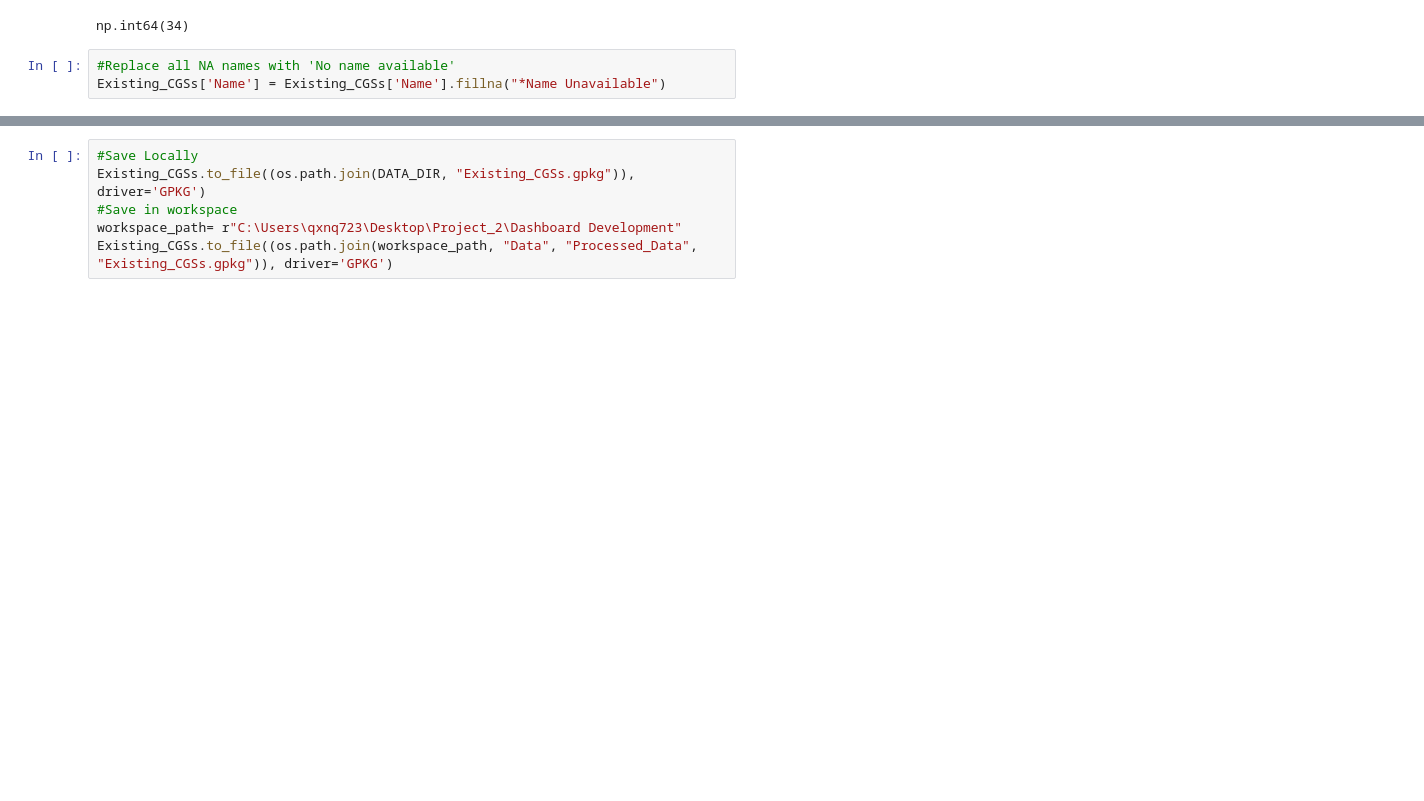
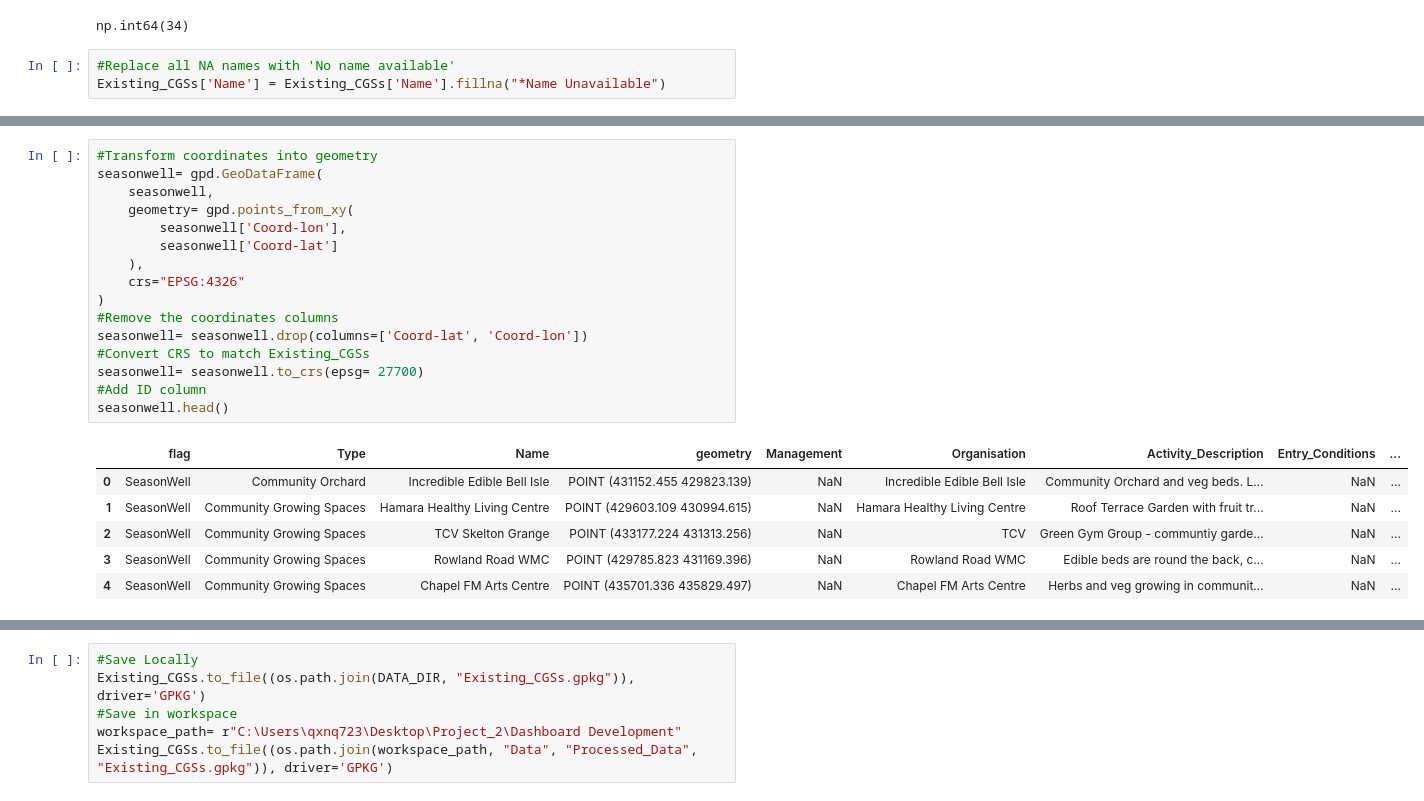
Before and after one commit to MarionC749/LIDA-SEEDS, a Jupyter notebook: Data_Processing/1-SEEDS_existingCGS_search.ipynb, the cells around one changed output, grey strips where cells are left out. Saved outputs shown, nothing was run; the diff lists cells and outputs as text; blank space fills up the shorter version.

```diff
--- a/Data_Processing/1-SEEDS_existingCGS_search.ipynb
+++ b/Data_Processing/1-SEEDS_existingCGS_search.ipynb
@@ -3054,0 +3008,23 @@ Existing_CGSs['Name'] = Existing_CGSs['Name'].fillna("*Name Unavailable")
+# %%
+#Transform coordinates into geometry
+seasonwell= gpd.GeoDataFrame(
+    seasonwell,
+    geometry= gpd.points_from_xy(
+        seasonwell['Coord-lon'],
+        seasonwell['Coord-lat']
+    ),
+    crs="EPSG:4326"
+)
+#Remove the coordinates columns
+seasonwell= seasonwell.drop(columns=['Coord-lat', 'Coord-lon'])
+#Convert CRS to match Existing_CGSs
+seasonwell= seasonwell.to_crs(epsg= 27700)
+#Add ID column
+seasonwell.head()
+# %% [output]
+|  | flag | Type | Name | geometry | Management | Organisation | Activity_Description | Entry_Conditions | ... |
+| 0 | SeasonWell | Community Orchard | Incredible Edible Bell Isle | POINT (431152.455 429823.139) | NaN | Incredible Edible Bell Isle | Community Orchard and veg beds. L... | NaN | ... |
+| 1 | SeasonWell | Community Growing Spaces | Hamara Healthy Living Centre | POINT (429603.109 430994.615) | NaN | Hamara Healthy Living Centre | Roof Terrace Garden with fruit tr... | NaN | ... |
+| 2 | SeasonWell | Community Growing Spaces | TCV Skelton Grange | POINT (433177.224 431313.256) | NaN | TCV | Green Gym Group - communtiy garde... | NaN | ... |
+| 3 | SeasonWell | Community Growing Spaces | Rowland Road WMC | POINT (429785.823 431169.396) | NaN | Rowland Road WMC | Edible beds are round the back, c... | NaN | ... |
+| 4 | SeasonWell | Community Growing Spaces | Chapel FM Arts Centre | POINT (435701.336 435829.497) | NaN | Chapel FM Arts Centre | Herbs and veg growing in communit... | NaN | ... |
```
Also changed, not shown: parts of 20 cells of this notebook, 8 other files.
